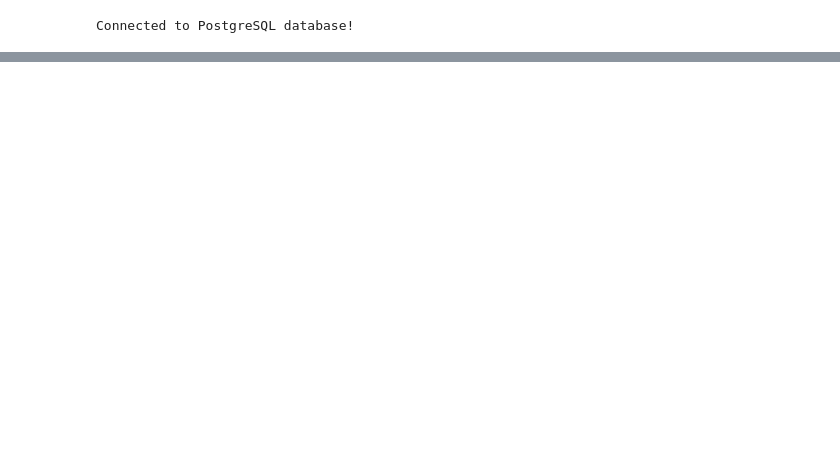
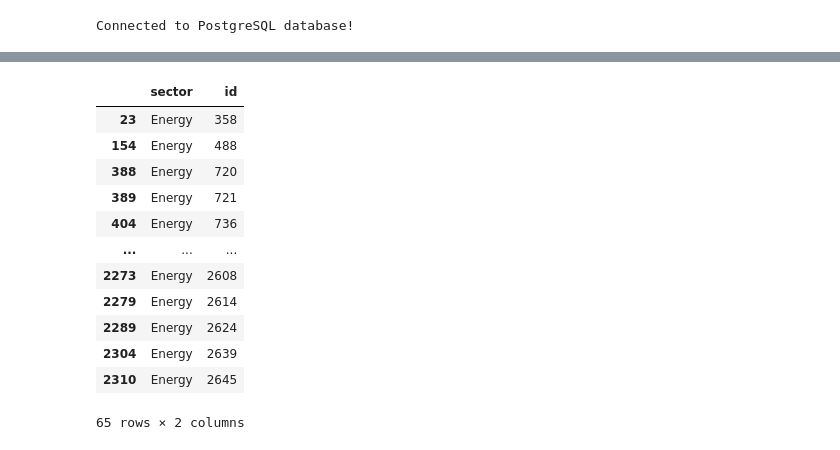
Before and after one commit to piotrbullet/stock_database, a Jupyter notebook: test.ipynb, the cells around one changed output, grey strips where cells are left out. Cells and saved outputs as stored; diff of their text form; code cells hidden in the pictures; blank space fills up the shorter version.

```diff
--- a/test.ipynb
+++ b/test.ipynb
@@ -65,0 +117,17 @@ print(tickers_with_id)
+# %%
+dff = df_orders[df_orders['sector']=='Energy']
+dff
+# %% [output]
+|  | sector | id |
+| 23 | Energy | 358 |
+| 154 | Energy | 488 |
+| 388 | Energy | 720 |
+| 389 | Energy | 721 |
+| 404 | Energy | 736 |
+| ... | ... | ... |
+| 2273 | Energy | 2608 |
+| 2279 | Energy | 2614 |
+| 2289 | Energy | 2624 |
+| 2304 | Energy | 2639 |
+| 2310 | Energy | 2645 |
+65 rows × 2 columns
```
Also changed, not shown: parts of 7 cells of this notebook, 3 other files.
